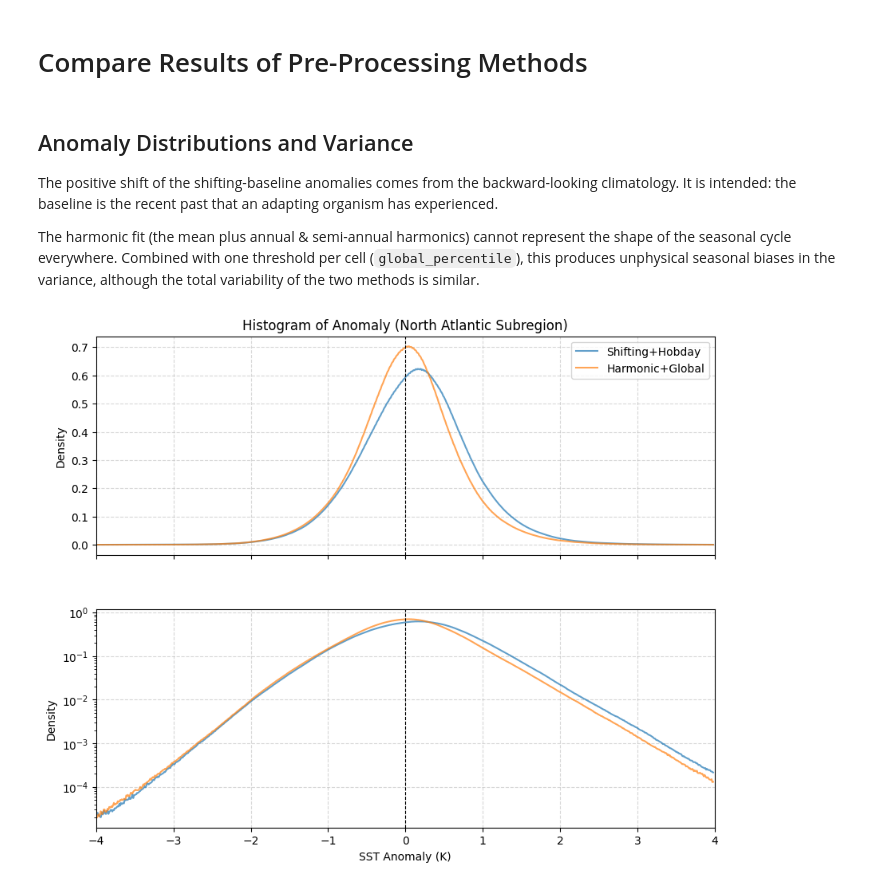
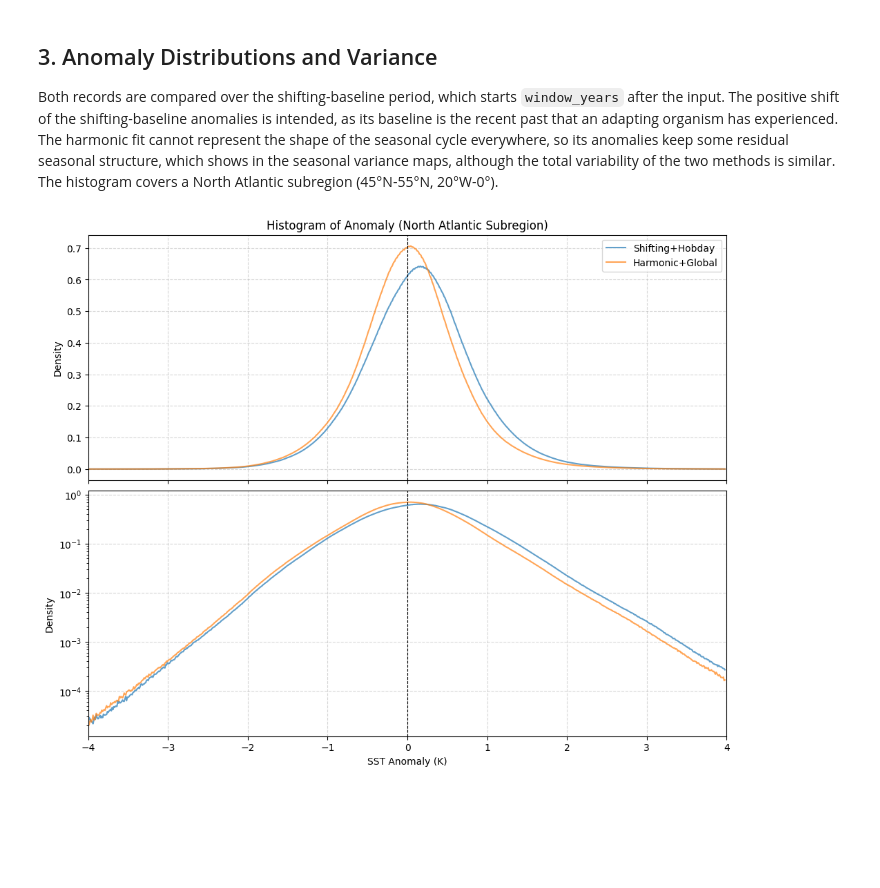
Before and after one commit to wienkers/marEx, a Jupyter notebook: examples/regional/01_preprocess_extremes.ipynb, the cells around one changed output. Drawn from its saved outputs; the diff is of its cells as text; code cells hidden in the pictures; blank space fills up the shorter version.

```diff
--- a/examples/regional/01_preprocess_extremes.ipynb
+++ b/examples/regional/01_preprocess_extremes.ipynb
@@ -331,2 +325,0 @@ max_anomaly :
-# %% [markdown]
-# Compare Results of Pre-Processing Methods
@@ -359,47 +326,8 @@ extremes_ds_detrend = (
 # %% [markdown]
-## Anomaly Distributions and Variance
+## 3. Anomaly Distributions and Variance
 
-The positive shift of the shifting-baseline anomalies comes from the backward-looking climatology. It is intended: the
-baseline is the recent past that an adapting organism has experienced.
-
-The harmonic fit (the mean plus annual & semi-annual harmonics) cannot represent the shape of the seasonal cycle
-everywhere. Combined with one threshold per cell (`global_percentile`), this produces unphysical seasonal biases in the
-variance, although the total variability of the two methods is similar.
+Both records are compared over the shifting-baseline period, which starts `window_years` after the input. The
+positive shift of the shifting-baseline anomalies is intended, as its baseline is the recent past that an adapting
+organism has experienced. The harmonic fit cannot represent the shape of the seasonal cycle everywhere, so its
+anomalies keep some residual seasonal structure, which shows in the seasonal variance maps, although the total
+variability of the two methods is similar. The histogram covers a North Atlantic subregion (45°N-55°N, 20°W-0°).
-# %%
-bins = np.arange(-4, 4, 0.01)
-# Focus on North Atlantic subregion
-lat_slice = slice(45, 55)
-lon_slice = slice(-20, 0)
-
-dat_shifting = extremes_ds_shifting.dat_anomaly.sel(lat=lat_slice, lon=lon_slice).data
-dat_anomaly = extremes_ds_detrend.dat_anomaly.sel(lat=lat_slice, lon=lon_slice).data
-
-hist_shifting, _ = da.histogram(dat_shifting, bins=bins, density=True)
-hist_detrend, _ = da.histogram(dat_anomaly, bins=bins, density=True)
-
-hist_shifting_computed, hist_detrend_computed = dask.compute(hist_shifting, hist_detrend)
-
-fig, axes = plt.subplots(2, 1, figsize=(10, 8), sharex=True, gridspec_kw={"hspace": 0.25})
-
-axes[0].plot(bins[:-1], hist_shifting_computed, label="Shifting+Hobday", alpha=0.7)
-axes[0].plot(bins[:-1], hist_detrend_computed, label="Harmonic+Global", alpha=0.7)
-axes[0].set_ylabel("Density")
-axes[0].set_title("Histogram of Anomaly (North Atlantic Subregion)")
-axes[0].set_xlim(-4, 4)
-axes[0].grid(True, linestyle="--", alpha=0.5)
-axes[0].axvline(0, color="black", linestyle="--", linewidth=0.8)
-axes[0].legend()
-
-axes[1].plot(bins[:-1], hist_shifting_computed, label="Shifting+Hobday", alpha=0.7)
-axes[1].plot(bins[:-1], hist_detrend_computed, label="Harmonic+Global", alpha=0.7)
-axes[1].set_xlabel("SST Anomaly (K)")
-axes[1].set_ylabel("Density")
-axes[1].set_xlim(-4, 4)
-axes[1].grid(True, linestyle="--", alpha=0.5)
-axes[1].set_yscale("log")
-axes[1].axvline(0, color="black", linestyle="--", linewidth=0.8)
-
-plt.tight_layout()
-plt.show()
-# %% [output]
-[figure, removed]
@@ -406 +356,24 @@ plt.show()
+# %%
+bins = np.arange(-4, 4, 0.01)
+north_atlantic = {"lat": slice(45, 55), "lon": slice(-20, 0)}
+
+histograms = dask.compute(
+    *[da.histogram(ds.dat_anomaly.sel(**north_atlantic).data, bins=bins, density=True)[0] for ds in methods.values()]
+)
+
+fig, axes = plt.subplots(2, 1, figsize=(10, 8), sharex=True, layout="constrained")
+for ax, yscale in zip(axes, ["linear", "log"]):
+    for name, hist in zip(methods, histograms):
+        ax.plot(bins[:-1], hist, label=name, alpha=0.7)
+    ax.set_yscale(yscale)
+    ax.set_ylabel("Density")
+    ax.set_xlim(-4, 4)
+    ax.grid(True, linestyle="--", alpha=0.5)
+    ax.axvline(0, color="black", linestyle="--", linewidth=0.8)
+axes[0].set_title("Histogram of Anomaly (North Atlantic Subregion)")
+axes[0].legend()
+axes[1].set_xlabel("SST Anomaly (K)")
+plt.show()
+# %% [output]
+[figure, added]
 # %%
```
Also changed, not shown: parts of 31 cells of this notebook, 42 other files.
